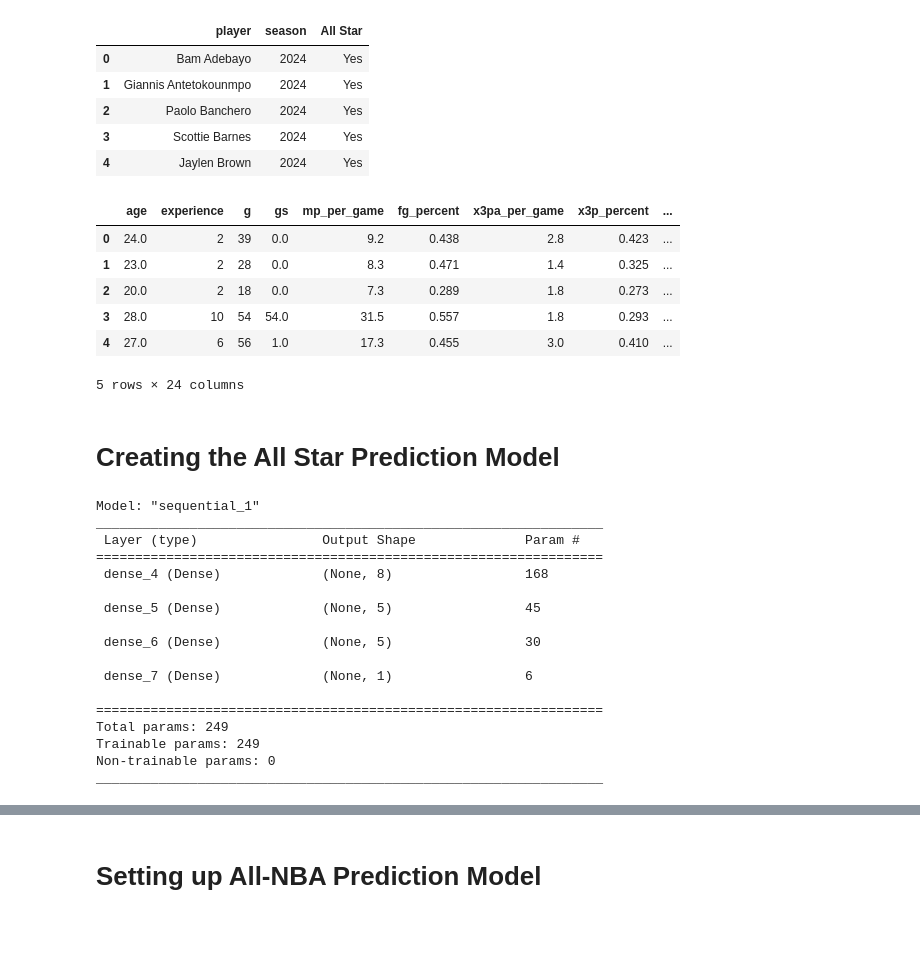
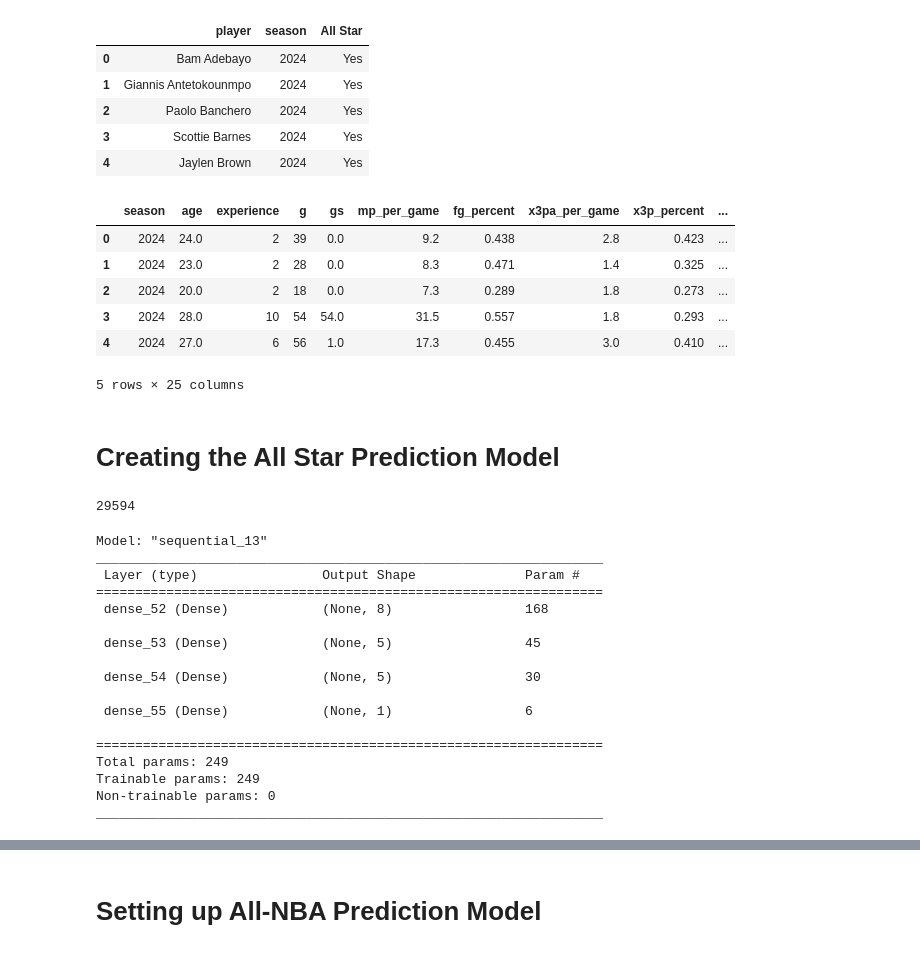
Before and after one commit to wreinhold/nba-awards-predictor, a Jupyter notebook: award_predictor.ipynb, the cells around one changed output, grey strips where cells are left out. Drawn from its saved outputs; the diff is of its cells as text; code cells hidden in the pictures.

```diff
--- a/award_predictor.ipynb
+++ b/award_predictor.ipynb
@@ -95,28 +95,33 @@ all_star_clean.head()
 # %%
 # Merging
 first_merged_df = pd.merge(stats_df, all_nba_pivot_clean, on=['season','player'], how='left')
 merged_df = pd.merge(first_merged_df, all_star_clean, on=['season','player'], how='left')
 
 merged_df = merged_df[merged_df['lg'] == 'NBA']
-merged_df.drop(columns=['season','player','pos','seas_id','player_id','birth_year','lg','tm','fg_per_game','fga_per_game','x3p_per_game','x2p_per_game',
+merged_df.drop(columns=['player','pos','seas_id','player_id','birth_year','lg','tm','fg_per_game','fga_per_game','x3p_per_game','x2p_per_game',
 'x2pa_per_game','x2p_percent','ft_per_game'], inplace=True)
+
 merged_df.head()
 # %% [output]
-|  | age | experience | g | gs | mp_per_game | fg_percent | x3pa_per_game | x3p_percent | ... |
-| 0 | 24.0 | 2 | 39 | 0.0 | 9.2 | 0.438 | 2.8 | 0.423 | ... |
-| 1 | 23.0 | 2 | 28 | 0.0 | 8.3 | 0.471 | 1.4 | 0.325 | ... |
-| 2 | 20.0 | 2 | 18 | 0.0 | 7.3 | 0.289 | 1.8 | 0.273 | ... |
-| 3 | 28.0 | 10 | 54 | 54.0 | 31.5 | 0.557 | 1.8 | 0.293 | ... |
-| 4 | 27.0 | 6 | 56 | 1.0 | 17.3 | 0.455 | 3.0 | 0.410 | ... |
+|  | season | age | experience | g | gs | mp_per_game | fg_percent | x3pa_per_game | x3p_percent | ... |
+| 0 | 2024 | 24.0 | 2 | 39 | 0.0 | 9.2 | 0.438 | 2.8 | 0.423 | ... |
+| 1 | 2024 | 23.0 | 2 | 28 | 0.0 | 8.3 | 0.471 | 1.4 | 0.325 | ... |
+| 2 | 2024 | 20.0 | 2 | 18 | 0.0 | 7.3 | 0.289 | 1.8 | 0.273 | ... |
+| 3 | 2024 | 28.0 | 10 | 54 | 54.0 | 31.5 | 0.557 | 1.8 | 0.293 | ... |
+| 4 | 2024 | 27.0 | 6 | 56 | 1.0 | 17.3 | 0.455 | 3.0 | 0.410 | ... |
-5 rows × 24 columns
+5 rows × 25 columns
 # %% [markdown]
 # Creating the All Star Prediction Model
 # %%
 # Setting up the data sets for each awards models
-all_star_data = merged_df.copy().drop(columns=['All-Defense','All-NBA','All-Rookie'])
+all_star_data = merged_df.copy()
 all_star_data['All Star'].fillna('No', inplace=True)
 y = all_star_data['All Star']
-X = all_star_data.drop(columns=['All Star'])
+X = all_star_data.drop(columns=['season','All-Defense','All-NBA','All-Rookie','All Star']).fillna(0)
+
+# Mapping dictionary
+mapping = {'Yes': 1, 'No': 0}
+y = y.map(mapping)
 
 # Splitting into training & testing
 X_train, X_test, y_train, y_test = train_test_split(X, y, random_state=20)
@@ -126,3 +131,6 @@ X_scaler = StandardScaler()
 X_scaler.fit(X_train)
 X_train_scaled = X_scaler.transform(X_train)
 X_test_scaled = X_scaler.transform(X_test)
+print(len(y))
+# %% [output]
+29594
@@ -159,7 +139,7 @@ def create_model(hp):
 number_input_features = 20
 hidden_nodes_layer1 =  8
 hidden_nodes_layer2 = 5
-hidden_nodes_layer3 = 3
+hidden_nodes_layer3 = 5
 
 nn = tf.keras.models.Sequential()
 
@@ -180,17 +160,17 @@ nn.add(tf.keras.layers.Dense(units=1, activation="sigmoid"))
 # Check the structure of the model
 nn.summary()
 # %% [output]
-Model: "sequential_1"
+Model: "sequential_13"
 _________________________________________________________________
  Layer (type)                Output Shape              Param #
 =================================================================
- dense_4 (Dense)             (None, 8)                 168
+ dense_52 (Dense)            (None, 8)                 168
 
- dense_5 (Dense)             (None, 5)                 45
+ dense_53 (Dense)            (None, 5)                 45
 
- dense_6 (Dense)             (None, 5)                 30
+ dense_54 (Dense)            (None, 5)                 30
 
- dense_7 (Dense)             (None, 1)                 6
+ dense_55 (Dense)            (None, 1)                 6
 
 =================================================================
 Total params: 249
```
Also changed, not shown: parts of 18 cells of this notebook.
